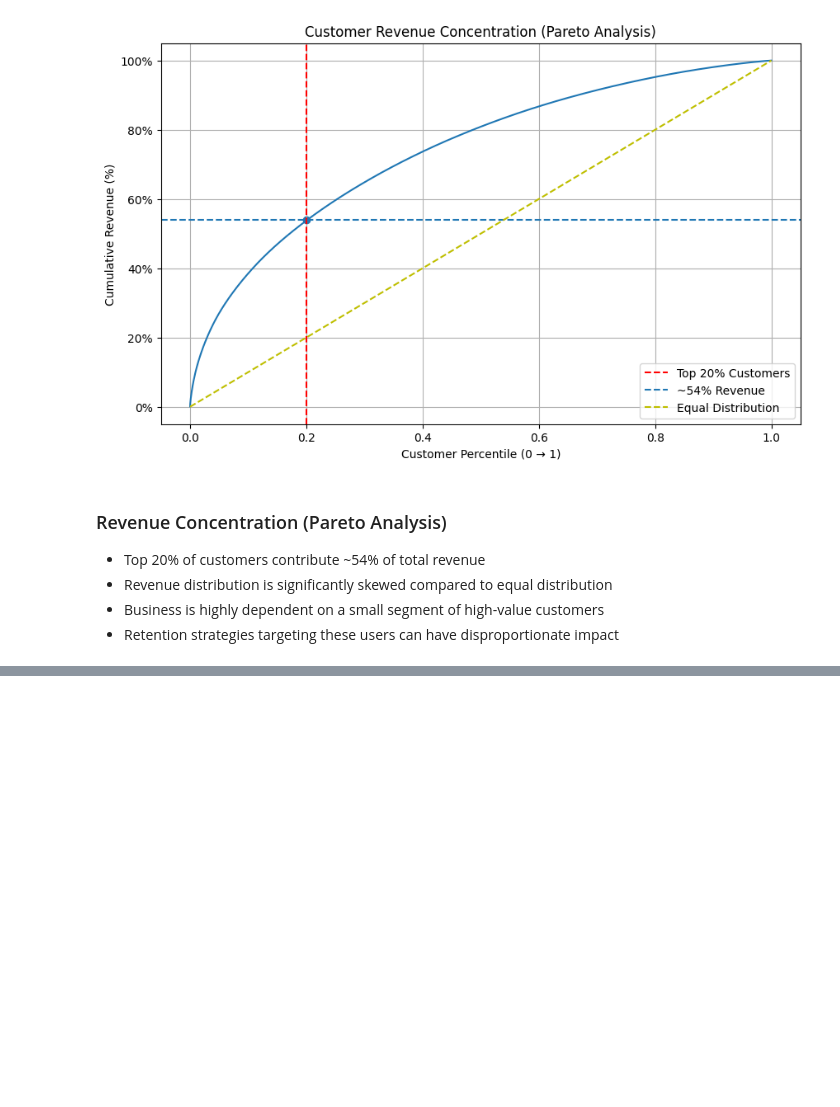
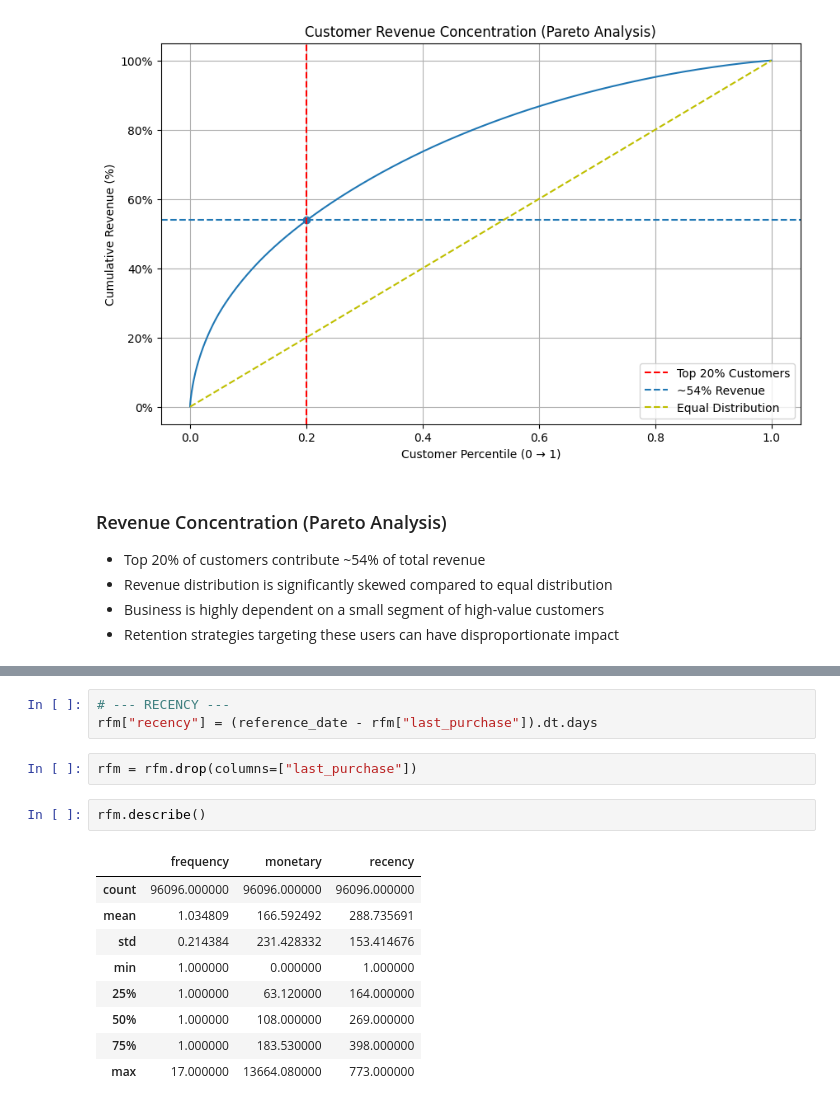
Before and after one commit to NoOne1007/ecommerce-customer-segmentation, a Jupyter notebook: notebooks/01_eda.ipynb, the cells around one changed output, grey strips where cells are left out. Saved outputs shown, nothing was run; the diff lists cells and outputs as text; blank space fills up the shorter version.

```diff
--- a/notebooks/01_eda.ipynb
+++ b/notebooks/01_eda.ipynb
@@ -405,0 +431,17 @@ plt.show()
+# %%
+# --- RECENCY ---
+rfm["recency"] = (reference_date - rfm["last_purchase"]).dt.days
+# %%
+rfm = rfm.drop(columns=["last_purchase"])
+# %%
+rfm.describe()
+# %% [output]
+|  | frequency | monetary | recency |
+| count | 96096.000000 | 96096.000000 | 96096.000000 |
+| mean | 1.034809 | 166.592492 | 288.735691 |
+| std | 0.214384 | 231.428332 | 153.414676 |
+| min | 1.000000 | 0.000000 | 1.000000 |
+| 25% | 1.000000 | 63.120000 | 164.000000 |
+| 50% | 1.000000 | 108.000000 | 269.000000 |
+| 75% | 1.000000 | 183.530000 | 398.000000 |
+| max | 17.000000 | 13664.080000 | 773.000000 |
```
Also changed, not shown: parts of 11 cells of this notebook.
